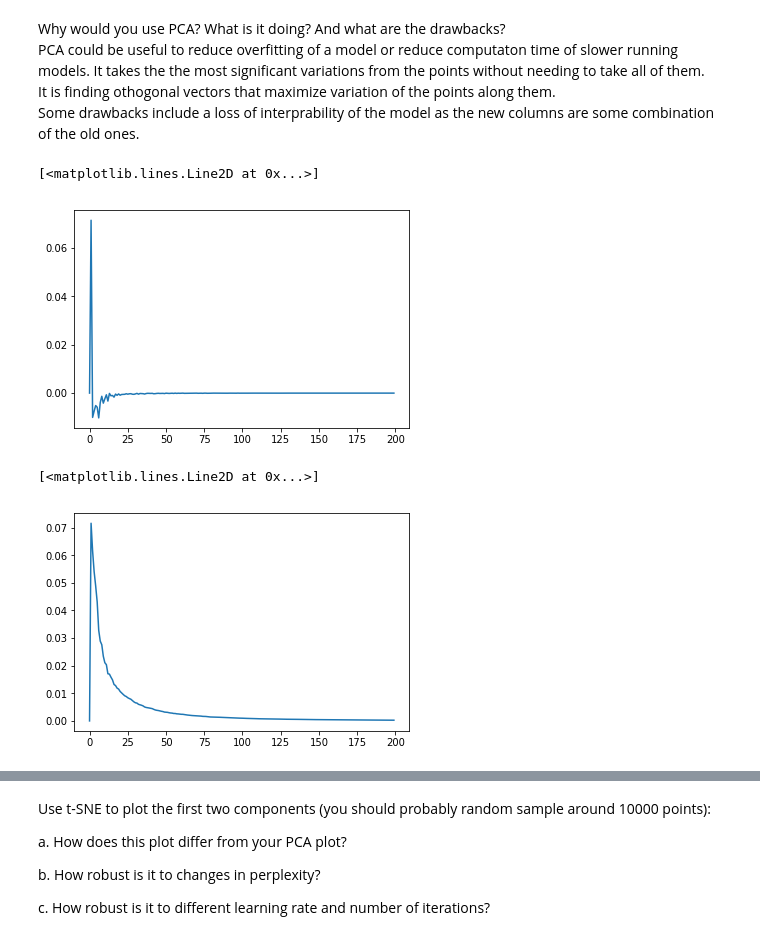
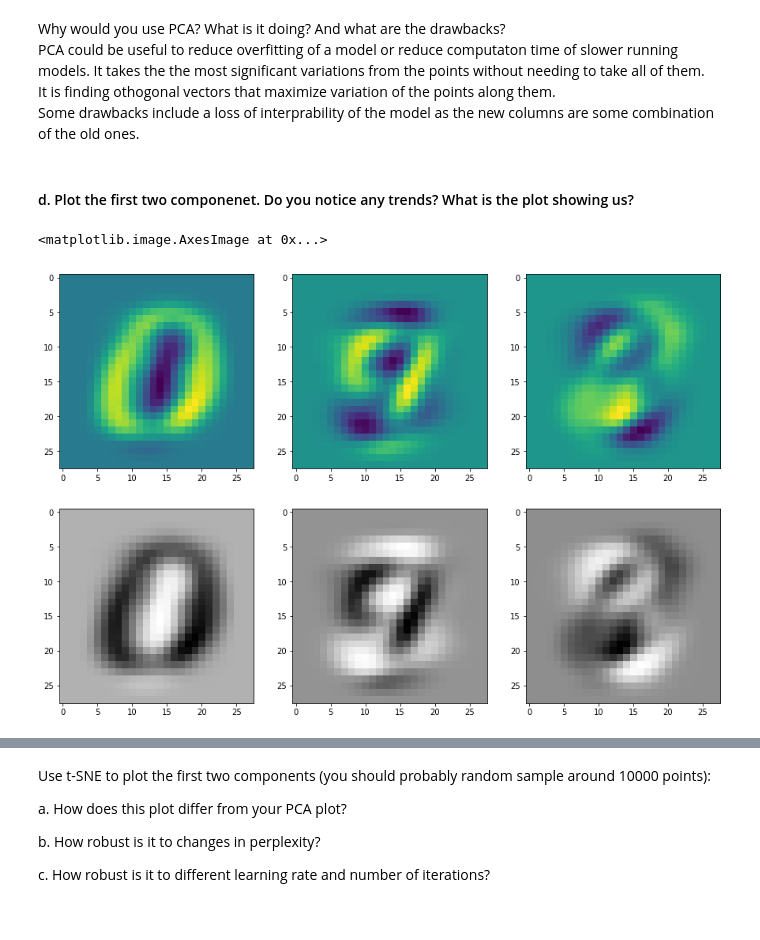
Before and after one commit to benbranchflower/applied_machine_learning, a Jupyter notebook: dimensionality_reduction_and_clustering.ipynb, the cells around one changed output, grey strips where cells are left out. Cells and saved outputs as stored; diff of their text form; code cells hidden in the pictures.

```diff
--- a/dimensionality_reduction_and_clustering.ipynb
+++ b/dimensionality_reduction_and_clustering.ipynb
@@ -78,12 +78,16 @@ Some drawbacks include a loss of interprability of the model as the new columns
 # %%
 change_var = [r - cum_ratio[i-1] if i != 0 else 0 for i, r in enumerate(cum_ratio)]
 chg_chg = [r - change_var[i-1] if i != 0 else 0 for i, r in enumerate(change_var)]
-plt.plot(range(len(chg_chg)), chg_chg)
-# %% [output]
-[<matplotlib.lines.Line2D at 0x...>]
-[figure, removed]
-# %%
-plt.plot(range(len(change_var)), change_var)
-# %% [output]
-[<matplotlib.lines.Line2D at 0x...>]
-[figure, removed]
+# %% [markdown]
+#### d. Plot the first two componenet. Do you notice any trends? What is the plot showing us?
+# %%
+f, ax = plt.subplots(2,3, figsize=(15,10))
+ax[0][0].imshow(pca.components_[0].reshape(28,28))
+ax[0][1].imshow(pca.components_[1].reshape(28,28))
+ax[0][2].imshow(pca.components_[2].reshape(28,28))
+ax[1][0].imshow(pca.components_[0].reshape(28,28), cmap='Greys')
+ax[1][1].imshow(pca.components_[1].reshape(28,28), cmap='Greys')
+ax[1][2].imshow(pca.components_[2].reshape(28,28), cmap='Greys')
+# %% [output]
+<matplotlib.image.AxesImage at 0x...>
+[figure, added]
```
Also changed, not shown: parts of 24 cells of this notebook.
